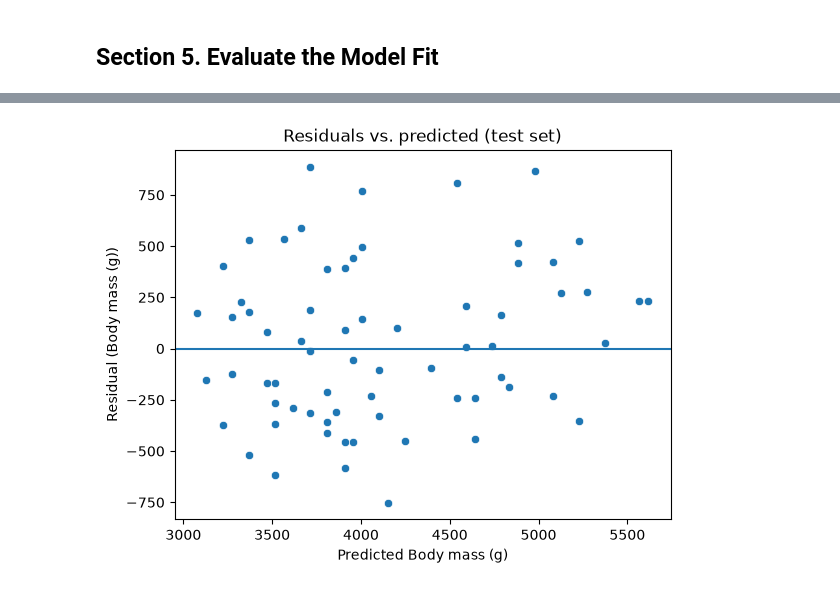
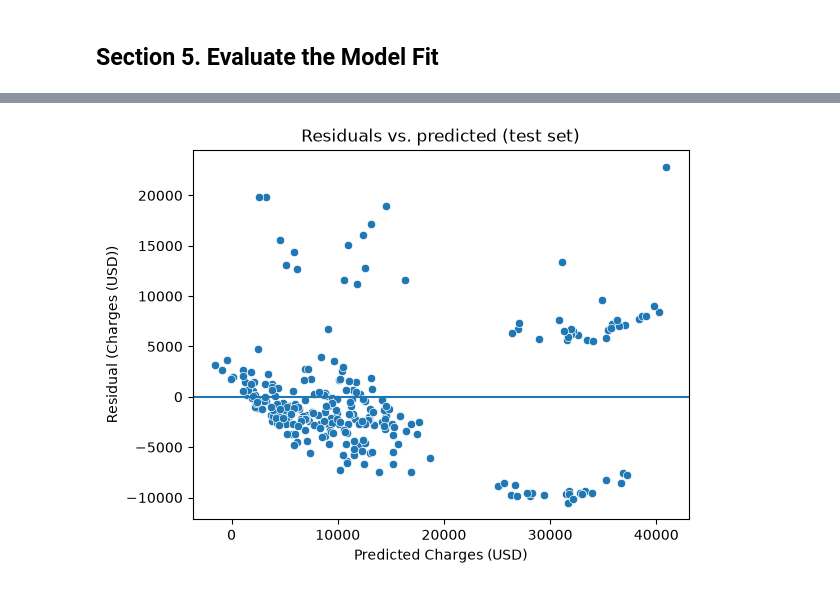
Before and after one commit to gracecode42/ml-04-regression, a Jupyter notebook: notebooks/ml_04_regression_insurance.ipynb, the cells around one changed output, grey strips where cells are left out. Cells and saved outputs as stored; diff of their text form; code cells hidden in the pictures.

```diff
--- a/notebooks/ml_04_regression_insurance.ipynb
+++ b/notebooks/ml_04_regression_insurance.ipynb
@@ -185,0 +174,16 @@ LOG.info(f"Original rows: {df.shape[0]}  Model rows: {df_model.shape[0]}")
+# %%
+# === Encode categorical columns as numeric ===
+# get_dummies turns each category into 0/1 columns.
+# drop_first avoids redundancy: for a 2-value column it leaves one column,
+# and for region's 4 values it leaves 3, with the dropped value as baseline.
+df_encoded: pd.DataFrame = pd.get_dummies(
+    df, columns=["sex", "smoker", "region"], drop_first=True
+)
+
+# Convert the new True/False columns to 1/0 integers.
+bool_cols = df_encoded.select_dtypes(bool).columns
+df_encoded[bool_cols] = df_encoded[bool_cols].astype(int)
+
+LOG.info(f"Columns after encoding: {list(df_encoded.columns)}")
+LOG.info(f"\n{df_encoded.dtypes.to_string()}")
+df_encoded.head()
@@ -202,21 +224,26 @@ Without a held-out set we cannot tell a good fit from memorization.
 # Pick any integer, but keep it the same to get the same results.
 RANDOM_STATE: Final[int] = 42
 
+# Use every column except the target as a candidate feature.
+# The case comparison in Section 5 tests which ones earn their place.
+FEATURE_COLS: list[str] = [c for c in df_encoded.columns if c != TARGET_COL]
+LOG.info(f"Feature columns ({len(FEATURE_COLS)}): {FEATURE_COLS}")
+
 """Build X (2-D) and y (1-D), then split into train and test.
 
-WHY: scikit-learn wants X as shape (n, 1) and y as shape (n,).
+WHY: scikit-learn wants X as shape (n, features) and y as shape (n,).
 
-Double brackets give a DataFrame (2-D);
-single brackets give a Series (1-D).
+A list of column names gives a DataFrame (2-D);
+a single name gives a Series (1-D).
 """
 
 # Declare X to hold the feature values,
 # which will be used for model fitting.
-X: np.ndarray = df_model[[FEATURE_COL]].to_numpy()
+X: np.ndarray = df_encoded[FEATURE_COLS].to_numpy()
 
 # Declare y to hold the target values,
 # which will be used for model fitting.
-y: np.ndarray = df_model[TARGET_COL].to_numpy()
+y: np.ndarray = df_encoded[TARGET_COL].to_numpy()
 
 # Declare X_train to hold the training feature values,
 # which will be used for model fitting.
@@ -237,6 +264,7 @@ y_test: np.ndarray
 X_train, X_test, y_train, y_test = train_test_split(
     X, y, test_size=0.2, random_state=RANDOM_STATE
 )
+LOG.info(f"X shape: {X.shape}  (rows, features)")
 LOG.info(f"Train instances: {len(X_train)}")
 LOG.info(f"Test instances: {len(X_test)}")
 # %% [output]
@@ -285,7 +334,7 @@ LOG.info(f"Fitted line: {TARGET_COL} = {slope:.6g} * {FEATURE_COL} + {intercept:
 Report test R-squared and RMSE, and show a residual plot.
 
 WHY: These are how the analyst decides
-whether the line is a fair description.
+whether the model is a fair description.
 
 This reports them on held-out data;
 it does NOT declare the fit good or bad.
@@ -304,7 +353,7 @@ LOG.info("Fit numbers on the TEST set (for you to interpret):")
 LOG.info(f"  R-squared: {r_squared:.4f}")
 LOG.info(f"  RMSE:      {rmse:.6g}  (in units of {TARGET_LABEL})")
 
-# Residual plot: random scatter around 0 means a straight line fits well.
+# Residual plot: random scatter around 0 means the linear model fits well.
 
 # Start a new figure
 plt.figure()
@@ -320,6 +369,9 @@ plt.xlabel(f"Predicted {TARGET_LABEL}")
 plt.ylabel(f"Residual ({TARGET_LABEL})")
 plt.title("Residuals vs. predicted (test set)")
 
+# save the figure for the README, then show it
+plt.savefig("../docs/images/residuals_insurance.png", dpi=150, bbox_inches="tight")
+
 # show the plot
 plt.show()
 # %% [output]
@@ -329 +381 @@ plt.show()
-[figure, old version]
+[figure, new version]
```
Also changed, not shown: parts of 35 cells of this notebook, 5 other files.
